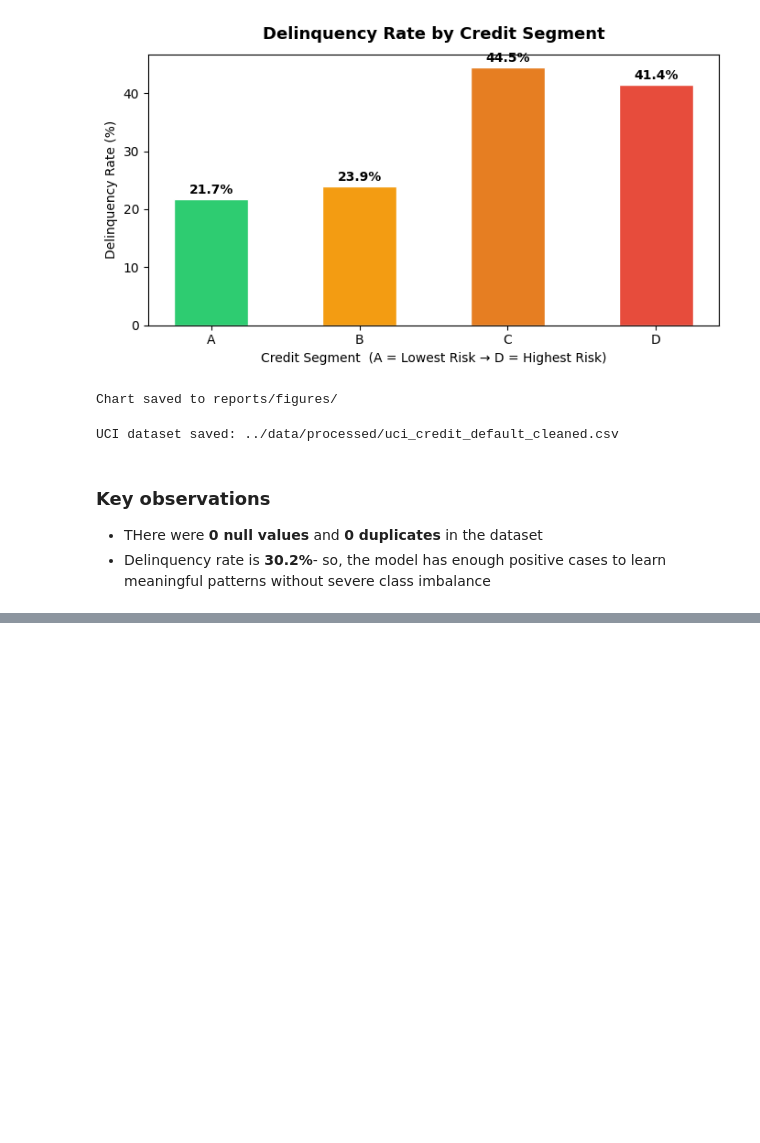
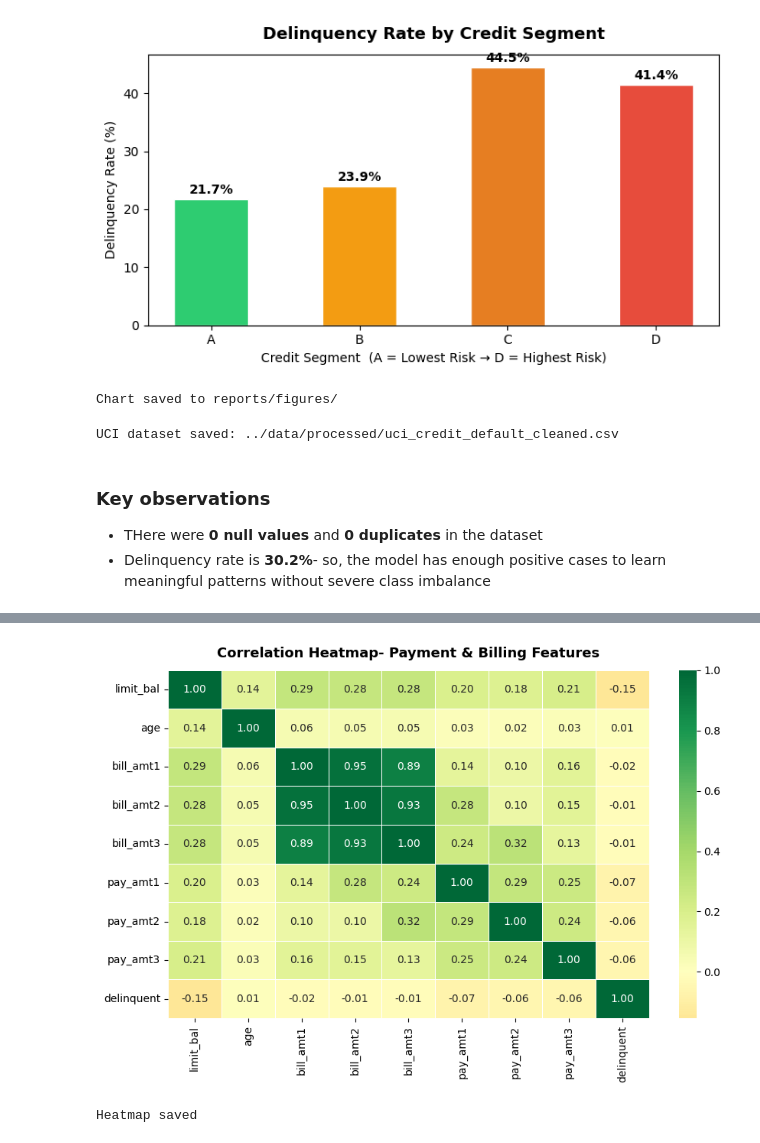
Before and after one commit to msahmed646/fpl-collections-analytics, a Jupyter notebook: Setup_and_Date_Generation.ipynb, the cells around one changed output, grey strips where cells are left out. Saved outputs shown, nothing was run; the diff lists cells and outputs as text; code cells hidden in the pictures; blank space fills up the shorter version.

```diff
--- a/Setup_and_Date_Generation.ipynb
+++ b/Setup_and_Date_Generation.ipynb
@@ -254,0 +325,30 @@ UCI dataset saved: ../data/processed/uci_credit_default_cleaned.csv
+# %%
+cols = ["limit_bal", "age", "bill_amt1", "bill_amt2", "bill_amt3",
+        "pay_amt1", "pay_amt2", "pay_amt3", "delinquent"]
+
+corr = df[cols].corr()
+
+fig, ax = plt.subplots(figsize=(9, 6))
+
+sns.heatmap(
+    corr,
+    annot=True,
+    fmt=".2f",
+    cmap="RdYlGn", # Rd- negative corr, Yl- near 0, Gr- Positive corr
+    center=0,      # color scale anchored at 0
+    linewidths=0.5,
+    ax=ax
+)
+
+ax.set_title("Correlation Heatmap- Payment & Billing Features",
+             fontsize=13, fontweight="bold", pad=12)
+
+plt.tight_layout()
+plt.savefig(os.path.join(FIGURES_DIR, "correlation_heatmap.png"),
+           dpi=150, bbox_inches="tight")
+
+plt.show()
+print("Heatmap saved")
+# %% [output]
+[figure, added]
+Heatmap saved
```
Also changed, not shown: parts of 4 cells of this notebook, 2 other files.
